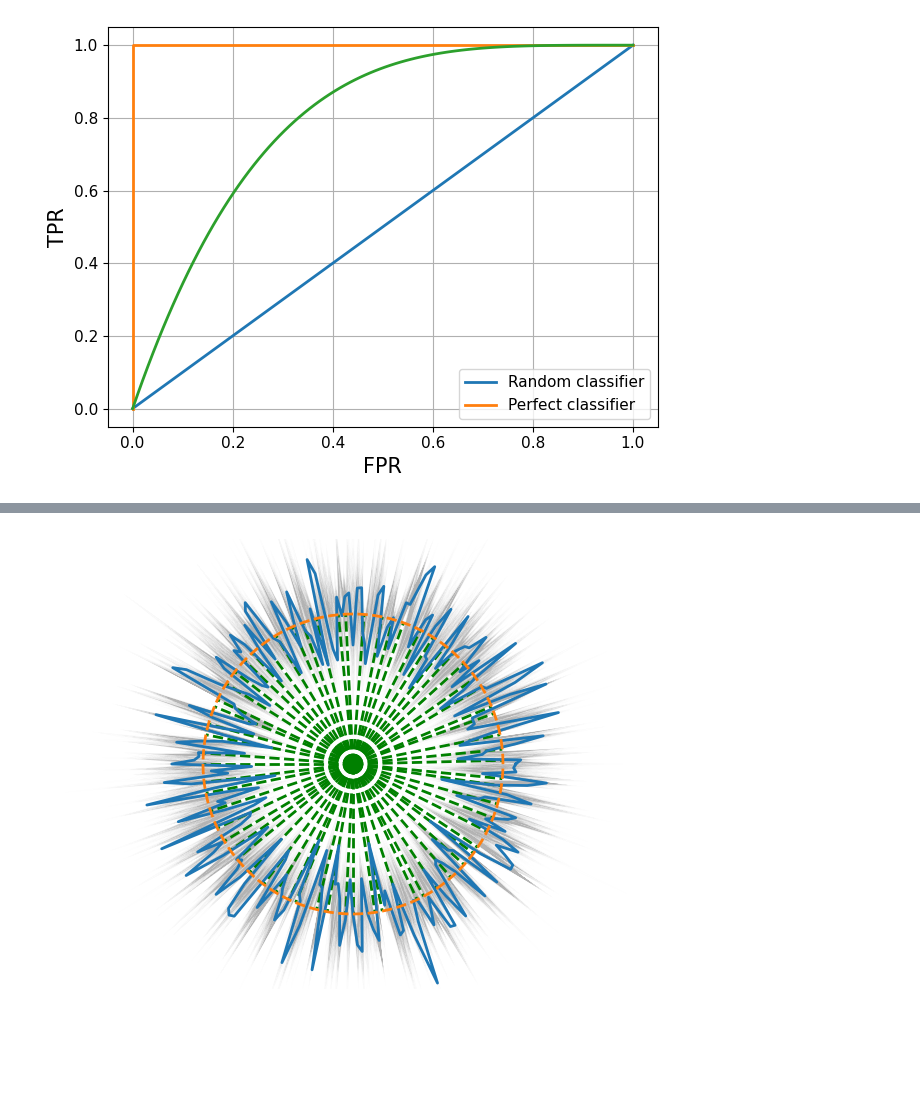
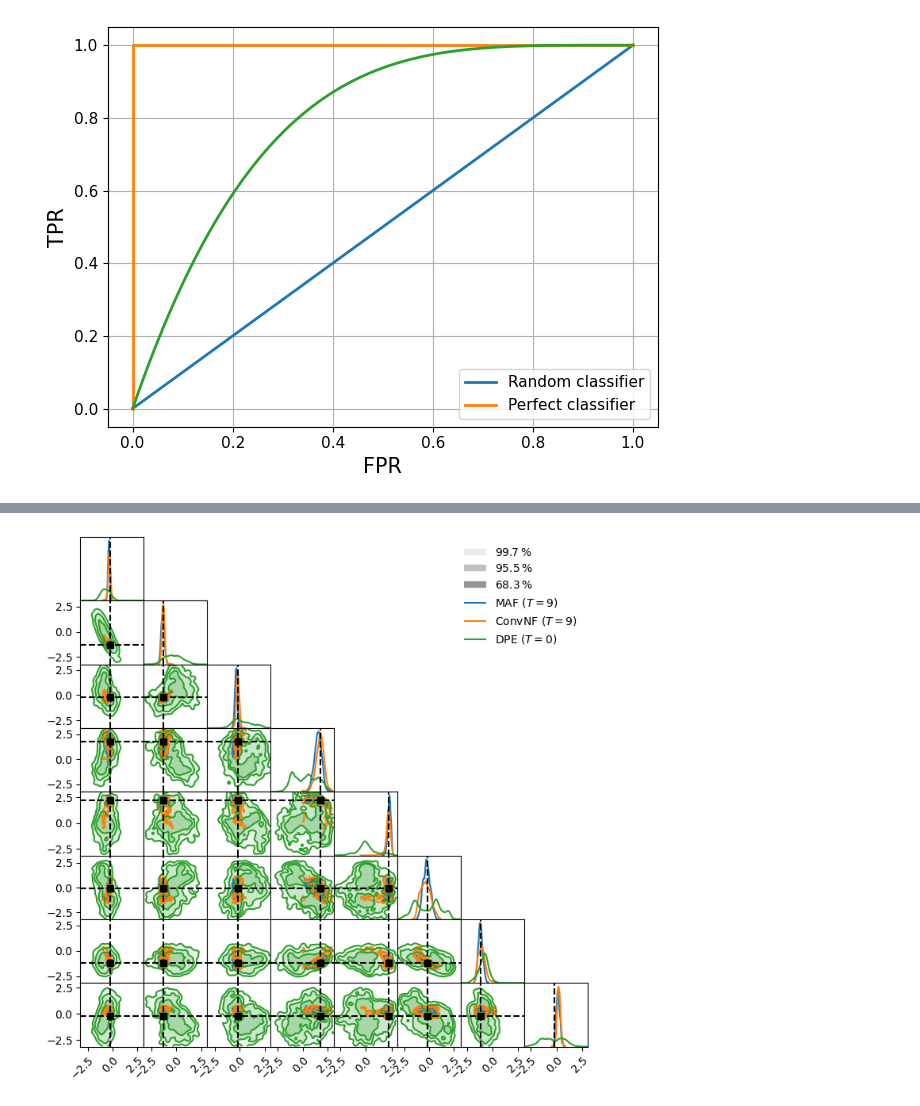
Before and after one commit to gerome-andry/dasbi, a Jupyter notebook: results.ipynb, the cells around one changed output, grey strips where cells are left out. Cells and saved outputs as stored; diff of their text form; code cells hidden in the pictures; blank space fills up the shorter version.

```diff
--- a/results.ipynb
+++ b/results.ipynb
@@ -332,7 +362,7 @@ def make_conv_lz_config(N,w):
     return CONFIG
 
 #DATA GENERATION
-N = 256
+N = 8
 observer_fp = f"experiments/observer{N}LZ.pickle"
 # DATA
 simsamp = sim(N, 8, .5)
@@ -341,5 +371,5 @@ with open(observer_fp, "rb") as handle:
     observer = pickle.load(handle)
 
 simsamp.init_observer(observer)
-simsamp.generate_steps(torch.randn((1024,N)), times)
-mx, sx, my, sy, _,_ = process_sim(simsamp)
+simsamp.generate_steps(torch.randn((64000,N)), times)
+mx, sx, my, sy, mt,st = process_sim(simsamp)
@@ -346,44 +495,71 @@ mx, sx, my, sy, _,_ = process_sim(simsamp)
 # %%
-from LZ96_MAF import build
-from lampe.plots import corner, mark_point
+#does not change data
 
-typeM = 'MAF'
-samplerf = f'../checkpoints/LZ/{typeM}/step/{N}/2.pth'
+samplerf1 = f'../checkpoints/LZ/{typeM1}/assim/{N}/2.pth'
+samplerf2 = f'../checkpoints/LZ/{typeM2}/assim/{N}/2.pth'
 
-time = 50
-window = 1
+window = 10
 
-CONFIG = make_maf_lz_config(N,window)
+CONFIG1 = make_maf_lz_config(N,window)
+CONFIG2 = make_conv_lz_config(N,window)
 
 # Sampler
-sampler = build(**CONFIG).to(CONFIG['device'])
+sampler1 = build1(**CONFIG1).to(CONFIG1['device'])
+sampler2 = build2(**CONFIG2).to(CONFIG2['device'])
 with torch.no_grad():
-    sampler(
-        simsamp.data[None, None, 0, 0, :, None].to(CONFIG['device']),
-        simsamp.obs[None, :window, 0, :, None].to(CONFIG['device']),
-        simsamp.time[0, 0, None].to(CONFIG['device']),
+    sampler2(
+        simsamp.data[None, None, 0, 0, :, None].to(CONFIG2['device']),
+        simsamp.obs[None, :window, 0, :, None].to(CONFIG2['device']),
+        simsamp.time[0, 0, None].to(CONFIG2['device']),
     )
-state = torch.load(f"{samplerf}", map_location=torch.device(CONFIG['device']))
+state1 = torch.load(f"{samplerf1}", map_location=torch.device(CONFIG1['device']))
+state2 = torch.load(f"{samplerf2}", map_location=torch.device(CONFIG2['device']))
 
-sampler.load_state_dict(state)
-sampler.eval()
+sampler1.load_state_dict(state1)
+sampler1.eval()
+sampler2.load_state_dict(state2)
+sampler2.eval()
 
-x_star, y_star, t_star = simsamp.data[0,time], simsamp.obs[0,time], simsamp.time[0,time]
-# pplz = lambda x,n:polar_plot_lz(x,n,offset=4)
-
-pplz_samp = lambda x,n,gt,m:polar_plot_lz(x,n,offset=5, ensemble=True, gt = gt, mask = m)
+x_star, y_star, t_star = simsamp.data[0,time], simsamp.obs[0,time-9:time+1], simsamp.time[0,time]
+pplz_samp = lambda x,n,gt,m:polar_plot_lz(x,n,offset=5, ensemble=True, gt = gt,mask = m)
 
 with torch.no_grad():
-    y_star = y_star[None, None, :,None].to(CONFIG['device'])
+    y_star = y_star[None, ...,None].to(CONFIG1['device'])
     t_star = t_star.unsqueeze(-1)
-    xs = sampler.sample(y_star,t_star.to(CONFIG['device']), 512).cpu()
-    pplz_samp(xs, N, gt = x_star, m = observer.get_mask())
-    plt.savefig(impth+f'{typeM}_pred_state.pdf')
+    xs1 = sampler1.sample(y_star,t_star.to(CONFIG1['device']), samp).cpu()
+    xs2 = sampler2.sample(y_star,t_star.to(CONFIG1['device']), samp).cpu()
+
+    xs1 = torch.where(xs1.abs() < 3, xs1, 0)
+    xs2 = torch.where(xs2.abs() < 3, xs2, 0)
+
+    # pplz_samp(xs[:512], N, gt = x_star,m = observer.get_mask())
+    # plt.savefig(impth+f'{typeM1}_pred_state_assim.pdf')
+    # plt.show()
+    # plt.close()
+
+
+    fig = corner(xs1.squeeze(), smooth=1.5, figsize=(7, 7), legend="MAF "+r"$(T = 9)$")
+    fig = corner(xs2.squeeze(), smooth=1.5, figsize=(7, 7), legend="ConvNF "+r"$(T = 9)$",figure=fig)
+    fig = corner(simsamp.data[:,time], smooth = 1.5, legend="DPE "+r"$(T = 0)$", figure = fig, weights=WEIGHTS)
+    mark_point(fig, x_star)
+    plt.savefig(impth+f'{typeM1}_{typeM2}_corner_state_assim.pdf')
     plt.show()
+    plt.close()
+
     # CHANGE xs.unsqueeze(-1) for MAF
-    ys = (observer.observe(xs.unsqueeze(-1)*sx + mx).squeeze(-1) -my)/sy
-    pplz_samp(ys, N//4, gt = y_star.squeeze().cpu(), m=None)
-    plt.savefig(impth+f'{typeM}_pred_obs.pdf')
+    ys1 = (observer.observe(xs1.unsqueeze(-1)*sx + mx).squeeze(-1) -my)/sy
+    ys2 = (observer.observe(xs2*sx + mx).squeeze(-1) -my)/sy
+    fig = corner(ys1.squeeze(), smooth=1.5, figsize=(7, 7), legend="MAF "+r"$(T = 9)$")
+    fig = corner(ys2.squeeze(), smooth=1.5, figsize=(7, 7), legend="ConvNF "+r"$(T = 9)$",figure=fig)
+    fig = corner(simsamp.obs[:,time], smooth = 1.5, legend="DPE "+r"$(T = 0)$", figure = fig, weights=WEIGHTS)
+    mark_point(fig, y_star[:,-1,...].squeeze().cpu())
+    plt.savefig(impth+f'{typeM1}_{typeM2}_corner_obs_assim.pdf')
     plt.show()
+    plt.close()
+
+    # pplz_samp(ys[:512], N//4, gt = y_star.squeeze()[-1].cpu(),m = None)
+    # plt.savefig(impth+f'{typeM1}_pred_obs_assim.pdf')
+    # plt.show()
+    # plt.close()
 # %% [output]
-[figure, old version]
+[figure, new version]
```
Also changed, not shown: parts of 14 cells of this notebook, 2 other files.
